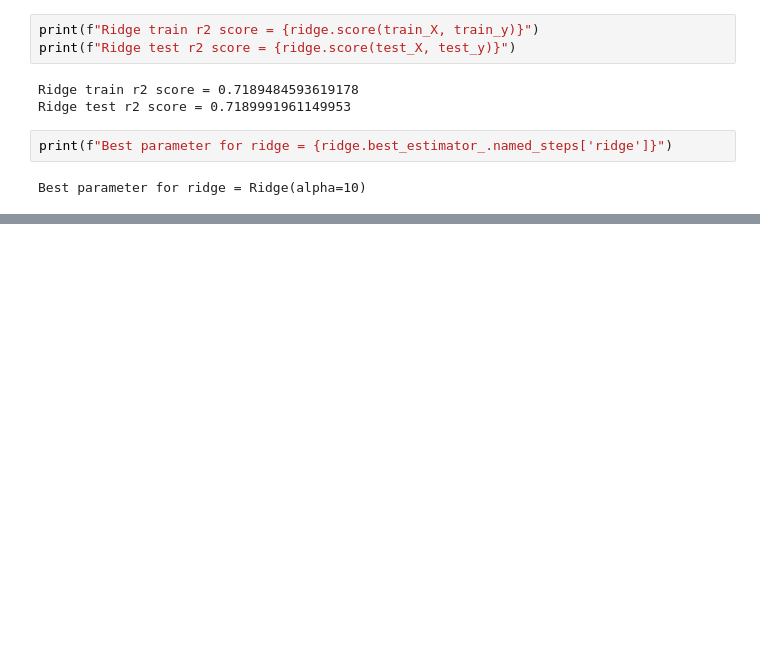
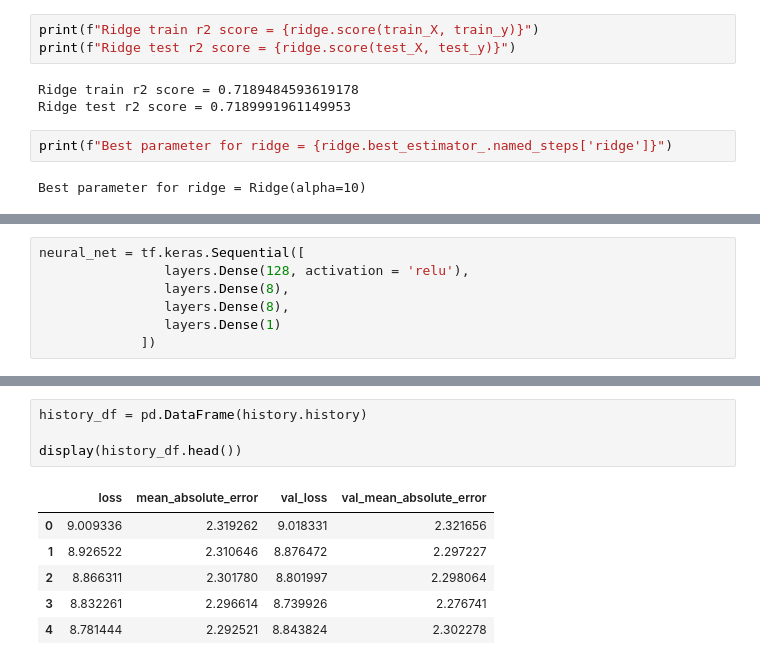
Before and after one commit to MichaelTheFear/INF1038_Aprendizado_Automatico_Trab_1, a Jupyter notebook: inf1038-weather-x-energy.ipynb, the cells around one changed output, grey strips where cells are left out. Cells and saved outputs as stored; diff of their text form; blank space fills up the shorter version.

```diff
--- a/inf1038-weather-x-energy.ipynb
+++ b/inf1038-weather-x-energy.ipynb
@@ -235,0 +264,7 @@ viz.show()
+# %%
+neural_net = tf.keras.Sequential([
+                layers.Dense(128, activation = 'relu'),
+                layers.Dense(8),
+                layers.Dense(8),
+                layers.Dense(1)
+             ])
@@ -235,0 +315,11 @@ viz.show()
+# %%
+history_df = pd.DataFrame(history.history)
+
+display(history_df.head())
+# %% [output]
+|  | loss | mean_absolute_error | val_loss | val_mean_absolute_error |
+| 0 | 9.009336 | 2.319262 | 9.018331 | 2.321656 |
+| 1 | 8.926522 | 2.310646 | 8.876472 | 2.297227 |
+| 2 | 8.866311 | 2.301780 | 8.801997 | 2.298064 |
+| 3 | 8.832261 | 2.296614 | 8.739926 | 2.276741 |
+| 4 | 8.781444 | 2.292521 | 8.843824 | 2.302278 |
```
Also changed, not shown: parts of 24 cells of this notebook.
